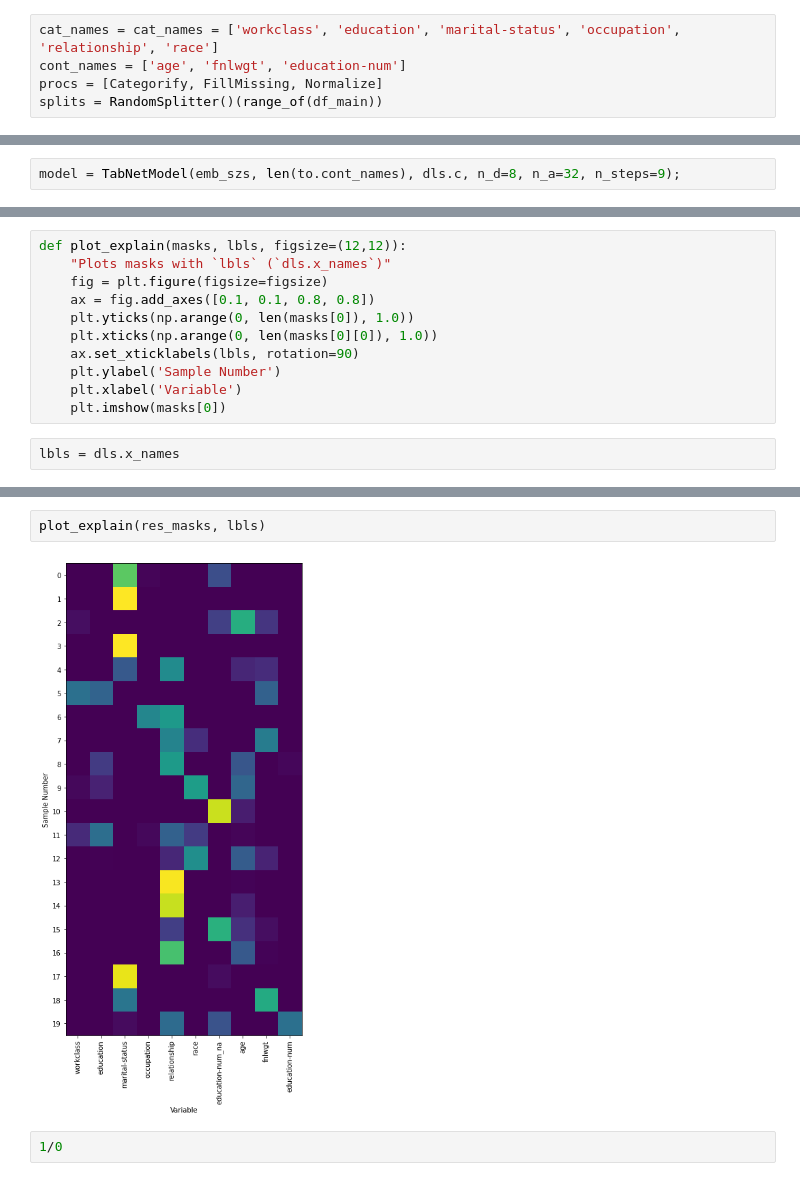
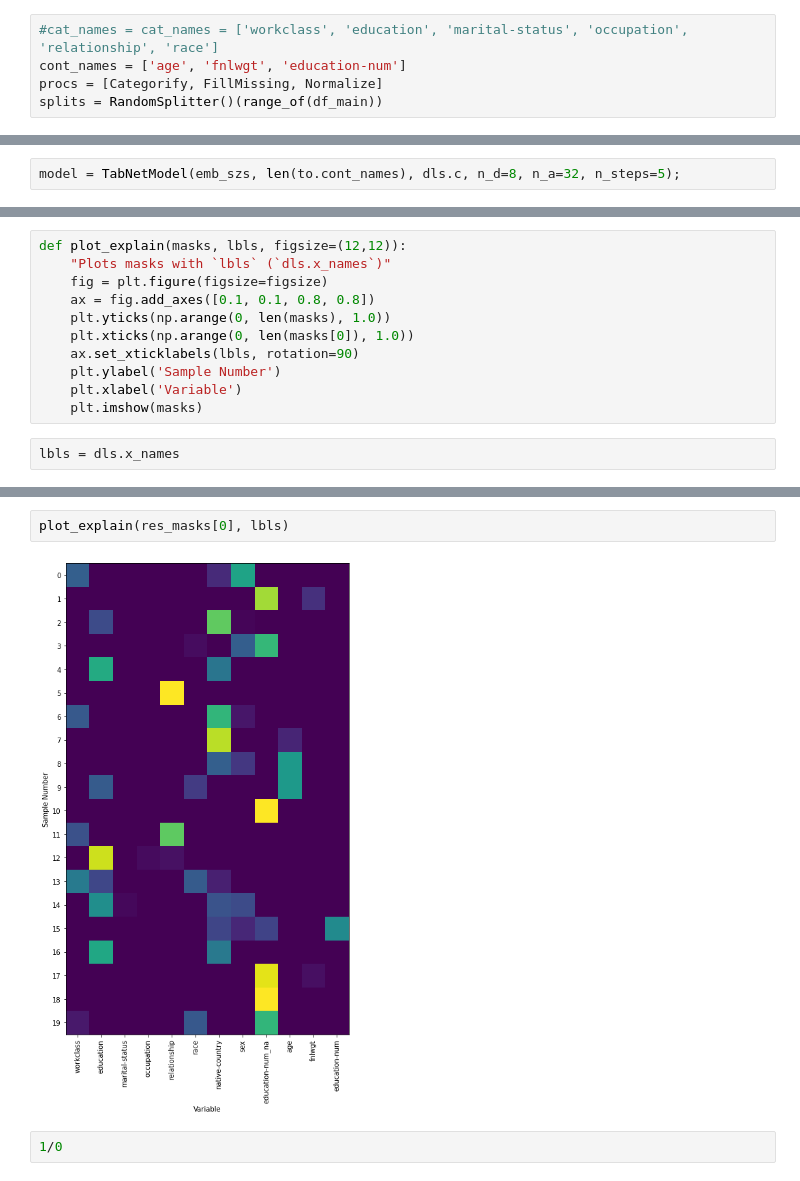
Before and after one commit to DmitriyG228/fast_tabnet, a Jupyter notebook: index.ipynb, the cells around one changed output, grey strips where cells are left out. Saved outputs shown, nothing was run; the diff lists cells and outputs as text.

```diff
--- a/index.ipynb
+++ b/index.ipynb
@@ -57,7 +57,7 @@ df_main.head()
 cat_names = ['workclass', 'education', 'marital-status', 'occupation',
              'relationship', 'race', 'native-country', 'sex']
 # %%
-cat_names = cat_names = ['workclass', 'education', 'marital-status', 'occupation', 'relationship', 'race']
+#cat_names = cat_names = ['workclass', 'education', 'marital-status', 'occupation', 'relationship', 'race']
 cont_names = ['age', 'fnlwgt', 'education-num']
 procs = [Categorify, FillMissing, Normalize]
 splits = RandomSplitter()(range_of(df_main))
@@ -131,7 +131,7 @@ class TabNetModel(Module):
         else:
             return x
 # %%
-model = TabNetModel(emb_szs, len(to.cont_names), dls.c, n_d=8, n_a=32, n_steps=9);
+model = TabNetModel(emb_szs, len(to.cont_names), dls.c, n_d=8, n_a=32, n_steps=5);
 # %%
 opt_func = partial(Adam, wd=0.01, eps=1e-5)
 learn = Learner(dls, model, CrossEntropyLossFlat(), opt_func=opt_func, lr=3e-2, metrics=[accuracy])
@@ -274,11 +297,11 @@ def plot_explain(masks, lbls, figsize=(12,12)):
     "Plots masks with `lbls` (`dls.x_names`)"
     fig = plt.figure(figsize=figsize)
     ax = fig.add_axes([0.1, 0.1, 0.8, 0.8])
-    plt.yticks(np.arange(0, len(masks[0]), 1.0))
-    plt.xticks(np.arange(0, len(masks[0][0]), 1.0))
+    plt.yticks(np.arange(0, len(masks), 1.0))
+    plt.xticks(np.arange(0, len(masks[0]), 1.0))
     ax.set_xticklabels(lbls, rotation=90)
     plt.ylabel('Sample Number')
     plt.xlabel('Variable')
-    plt.imshow(masks[0])
+    plt.imshow(masks)
 # %%
 lbls = dls.x_names
@@ -285,7 +312,7 @@ lbls = dls.x_names
 # %%
-plot_explain(res_masks, lbls)
+plot_explain(res_masks[0], lbls)
 # %% [output]
-[figure, old version]
+[figure, new version]
 # %%
 1/0
 # %% [output]
```
Also changed, not shown: parts of 36 cells of this notebook.
